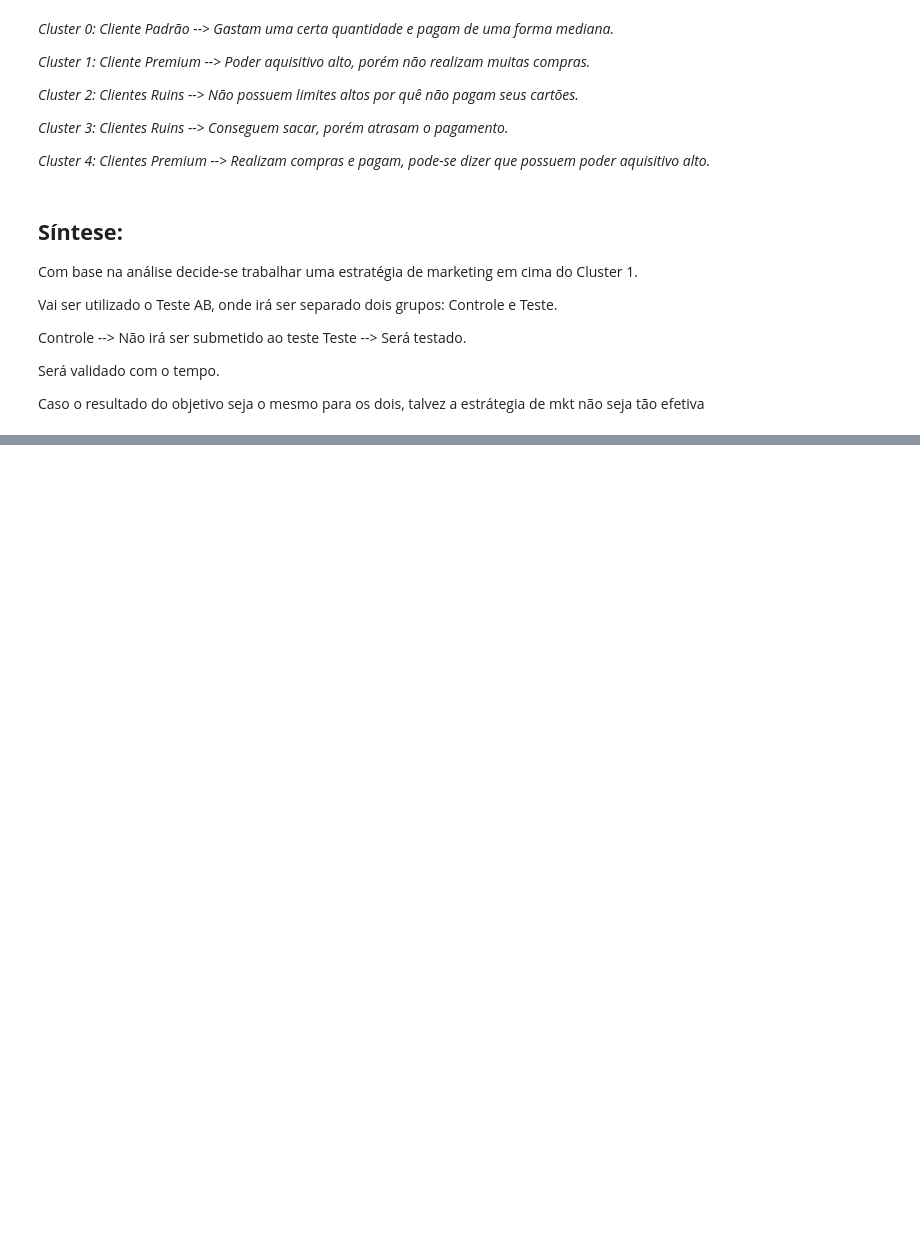
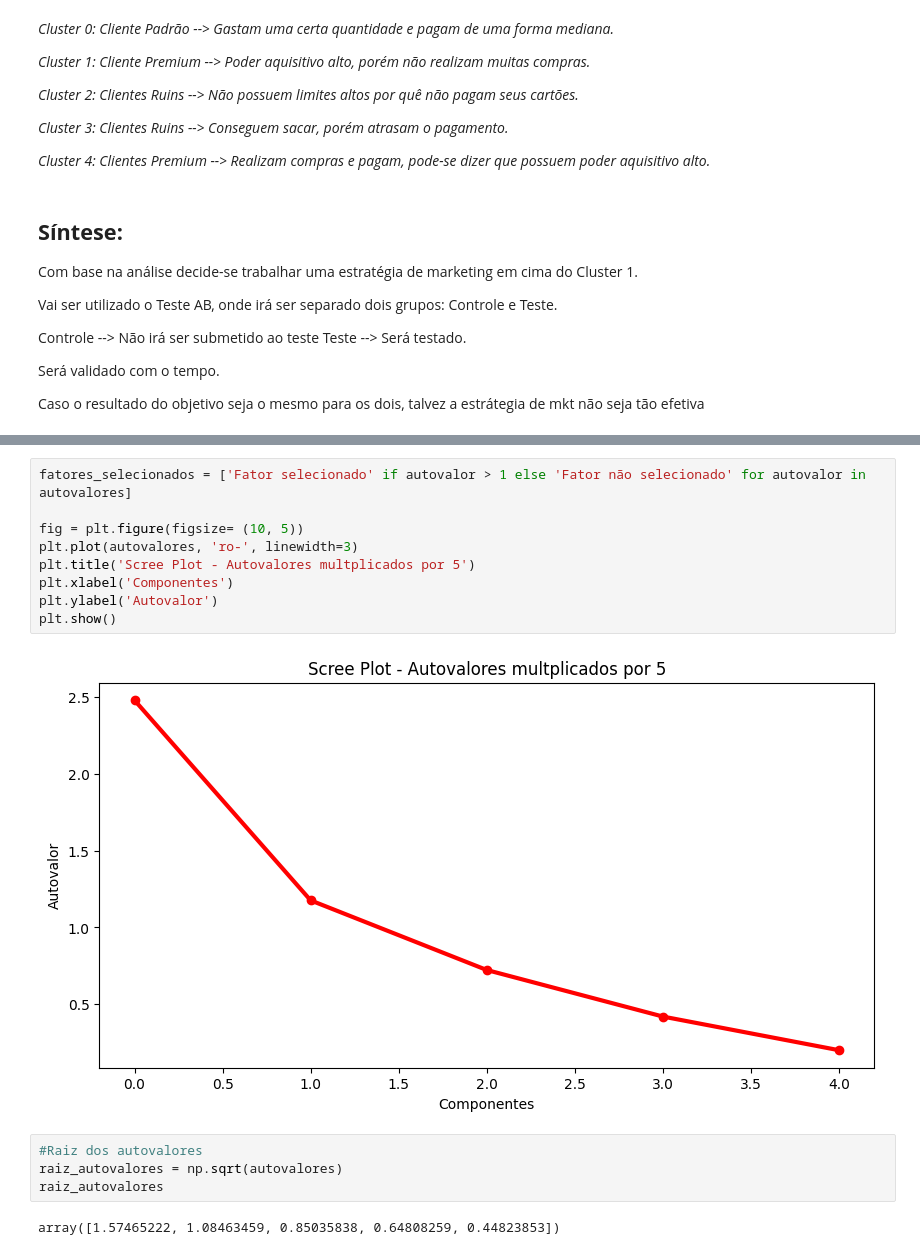
Before and after one commit to leoScienceanalytics/credit_segment_with_clustering, a Jupyter notebook: creditclustering.ipynb, the cells around one changed output, grey strips where cells are left out. Drawn from its saved outputs; the diff is of its cells as text; blank space fills up the shorter version.

```diff
--- a/creditclustering.ipynb
+++ b/creditclustering.ipynb
@@ -382,0 +462,17 @@ Caso o resultado do objetivo seja o mesmo para os dois, talvez a estrátegia de
+# %%
+fatores_selecionados = ['Fator selecionado' if autovalor > 1 else 'Fator não selecionado' for autovalor in autovalores]
+
+fig = plt.figure(figsize= (10, 5))
+plt.plot(autovalores, 'ro-', linewidth=3)
+plt.title('Scree Plot - Autovalores multplicados por 5')
+plt.xlabel('Componentes')
+plt.ylabel('Autovalor')
+plt.show()
+# %% [output]
+[figure, added]
+# %%
+#Raiz dos autovalores
+raiz_autovalores = np.sqrt(autovalores)
+raiz_autovalores
+# %% [output]
+array([1.57465222, 1.08463459, 0.85035838, 0.64808259, 0.44823853])
```
Also changed, not shown: parts of 33 cells of this notebook.
